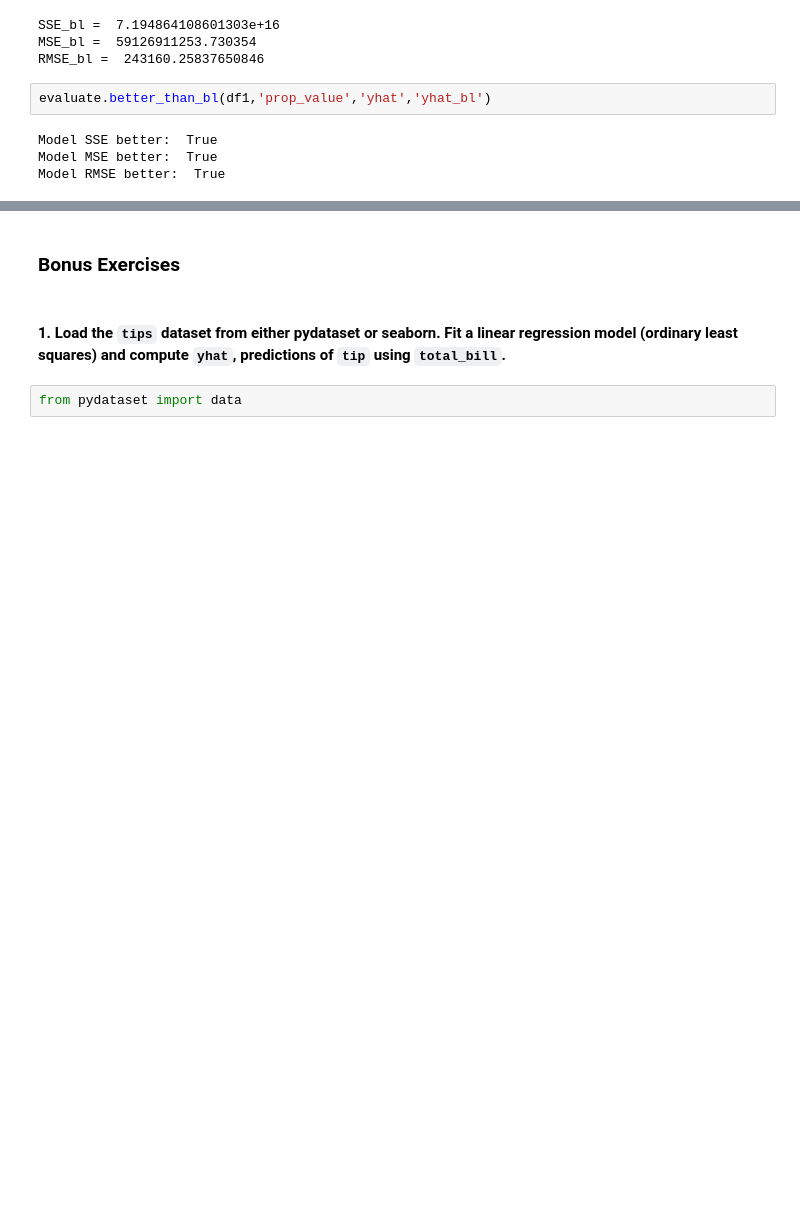
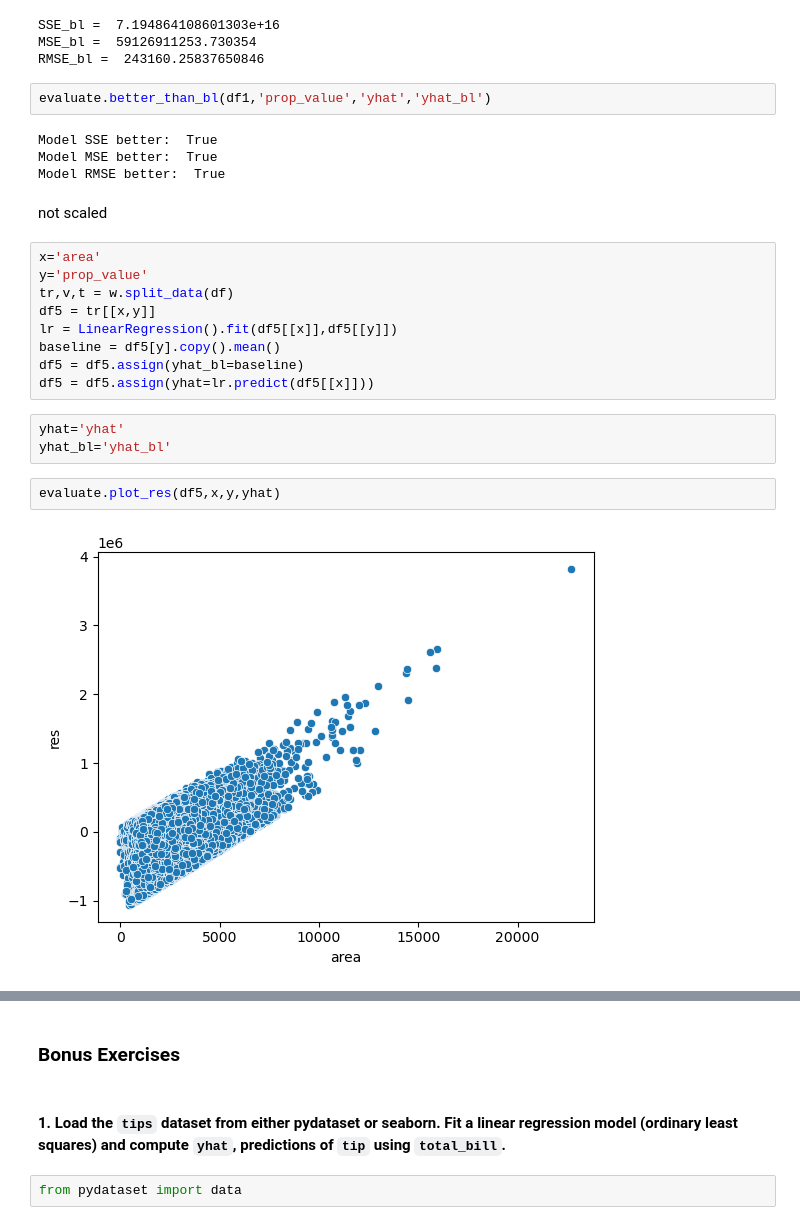
Before and after one commit to tkephart96/regression-exercises, a Jupyter notebook: evaluate.ipynb, the cells around one changed output, grey strips where cells are left out. Saved outputs shown, nothing was run; the diff lists cells and outputs as text; blank space fills up the shorter version.

```diff
--- a/evaluate.ipynb
+++ b/evaluate.ipynb
@@ -333,3 +313,21 @@ evaluate.better_than_bl(df1,'prop_value','yhat','yhat_bl')
 Model SSE better:  True
 Model MSE better:  True
 Model RMSE better:  True
+# %% [markdown]
+not scaled
+# %%
+x='area'
+y='prop_value'
+tr,v,t = w.split_data(df)
+df5 = tr[[x,y]]
+lr = LinearRegression().fit(df5[[x]],df5[[y]])
+baseline = df5[y].copy().mean()
+df5 = df5.assign(yhat_bl=baseline)
+df5 = df5.assign(yhat=lr.predict(df5[[x]]))
+# %%
+yhat='yhat'
+yhat_bl='yhat_bl'
+# %%
+evaluate.plot_res(df5,x,y,yhat)
+# %% [output]
+[figure, added]
```
Also changed, not shown: parts of 9 cells of this notebook, 1 other file.
